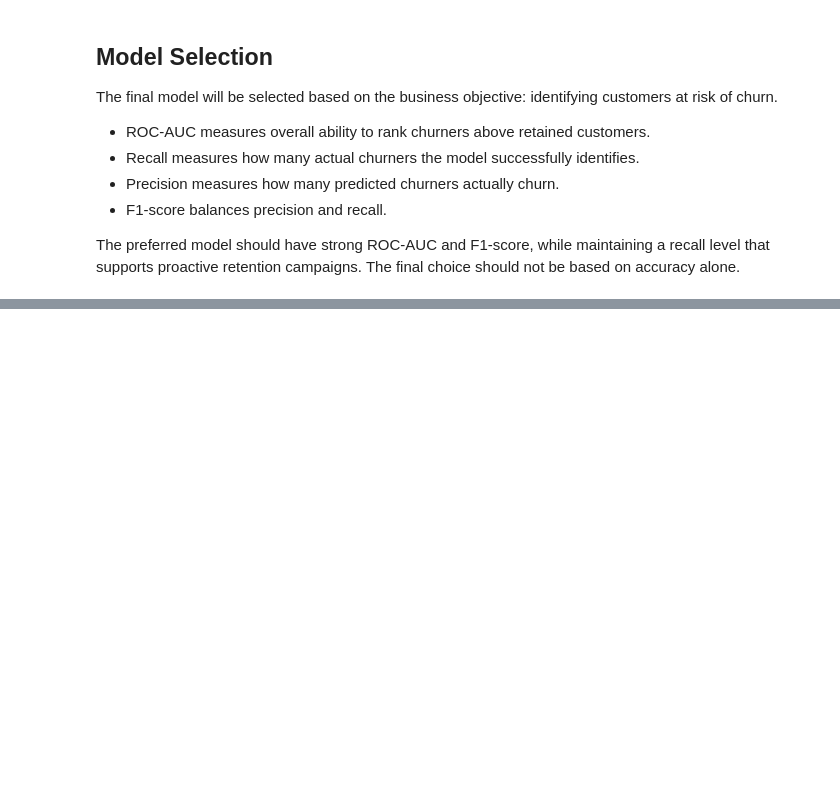
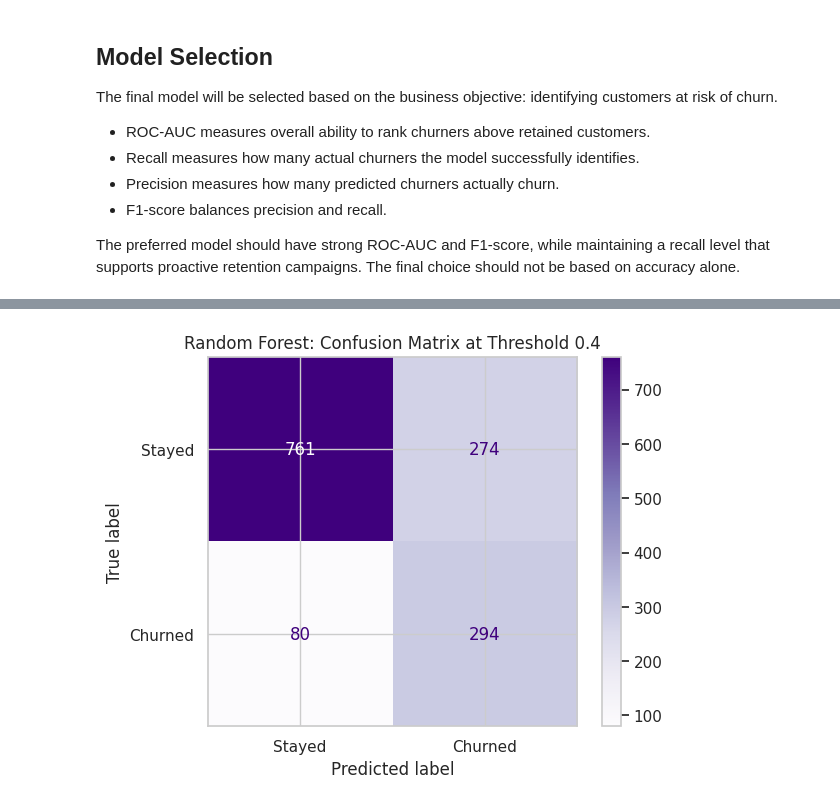
Before and after one commit to Sambuddha10/telco-churn-prediction, a Jupyter notebook: notebooks/01_eda_and_data_cleaning.ipynb, the cells around one changed output, grey strips where cells are left out. Saved outputs shown, nothing was run; the diff lists cells and outputs as text; code cells hidden in the pictures; blank space fills up the shorter version.

```diff
--- a/notebooks/01_eda_and_data_cleaning.ipynb
+++ b/notebooks/01_eda_and_data_cleaning.ipynb
@@ -786,0 +850,7 @@ The preferred model should have strong ROC-AUC and F1-score, while maintaining a
+# %%
+best_threshold = threshold_df.loc[
+    threshold_df["F1 Score"].idxmax(),
+    "Threshold"
+]
+
+print("Best threshold by F1 Score:", best_threshold)
@@ -786,0 +859,11 @@ The preferred model should have strong ROC-AUC and F1-score, while maintaining a
+# %%
+final_pred = (final_prob >= best_threshold).astype(int)
+
+print("Final-model evaluation at threshold:", best_threshold)
+print()
+
+print(classification_report(
+    y_test,
+    final_pred,
+    target_names=["Stayed", "Churned"]
+))
@@ -786,0 +881,14 @@ The preferred model should have strong ROC-AUC and F1-score, while maintaining a
+# %%
+ConfusionMatrixDisplay.from_predictions(
+    y_test,
+    final_pred,
+    display_labels=["Stayed", "Churned"],
+    cmap="Purples"
+)
+
+plt.title(
+    f"{final_model_name}: Confusion Matrix at Threshold {best_threshold}"
+)
+plt.show()
+# %% [output]
+[figure, added]
```
Also changed, not shown: parts of 16 cells of this notebook.
